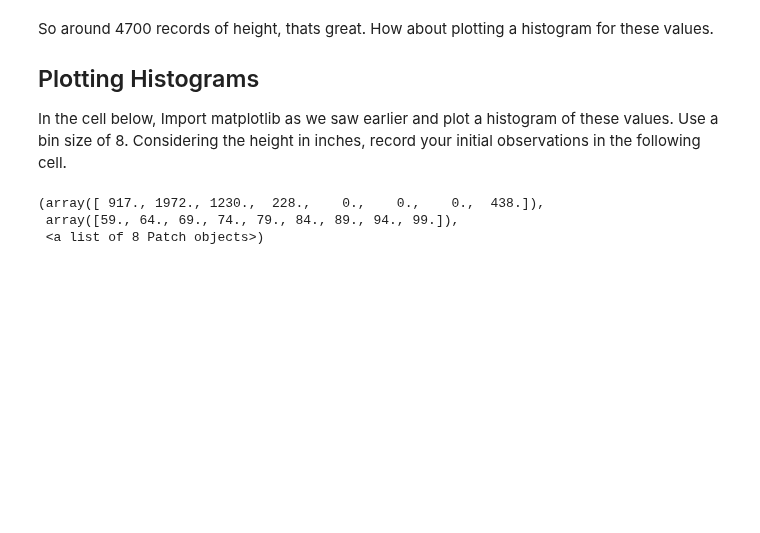
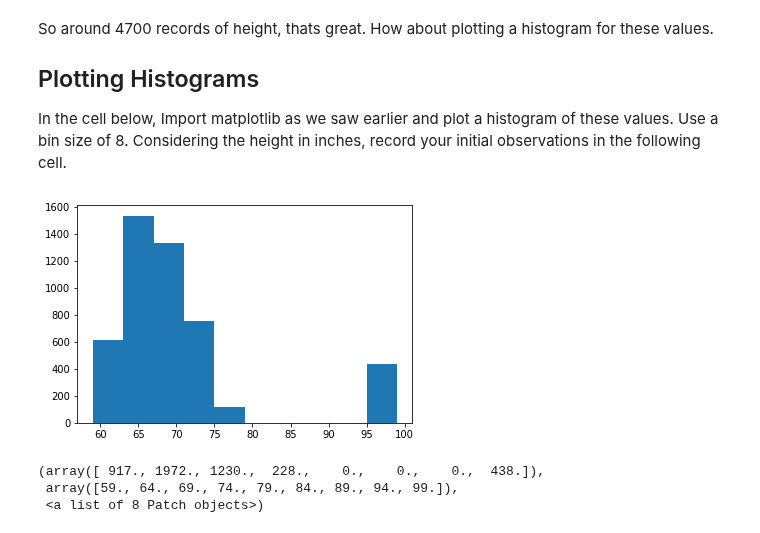
Before and after one commit to bronwencc/dsc-1-02-17-implementing-statistics-with-functions-lab-online-ds-sp-000, a Jupyter notebook: index.ipynb, the cells around one changed output. Cells and saved outputs as stored; diff of their text form; code cells hidden in the pictures; blank space fills up the shorter version.

```diff
--- a/index.ipynb
+++ b/index.ipynb
@@ -42,11 +42,13 @@ In the cell below, Import matplotlib as we saw earlier and plot a histogram of t
 # %%
 # Import matplotlib and plot histogram for height data
 import matplotlib.pyplot as plt
 %matplotlib inline
 
-plt.figure(figsize=(6,6))
+plt.figure(figsize=(6,4))
 plt.hist(height)
 plt.show()
+# %% [output]
+[figure, added]
 # %%
 # Expected output below
 # %% [output]
```
